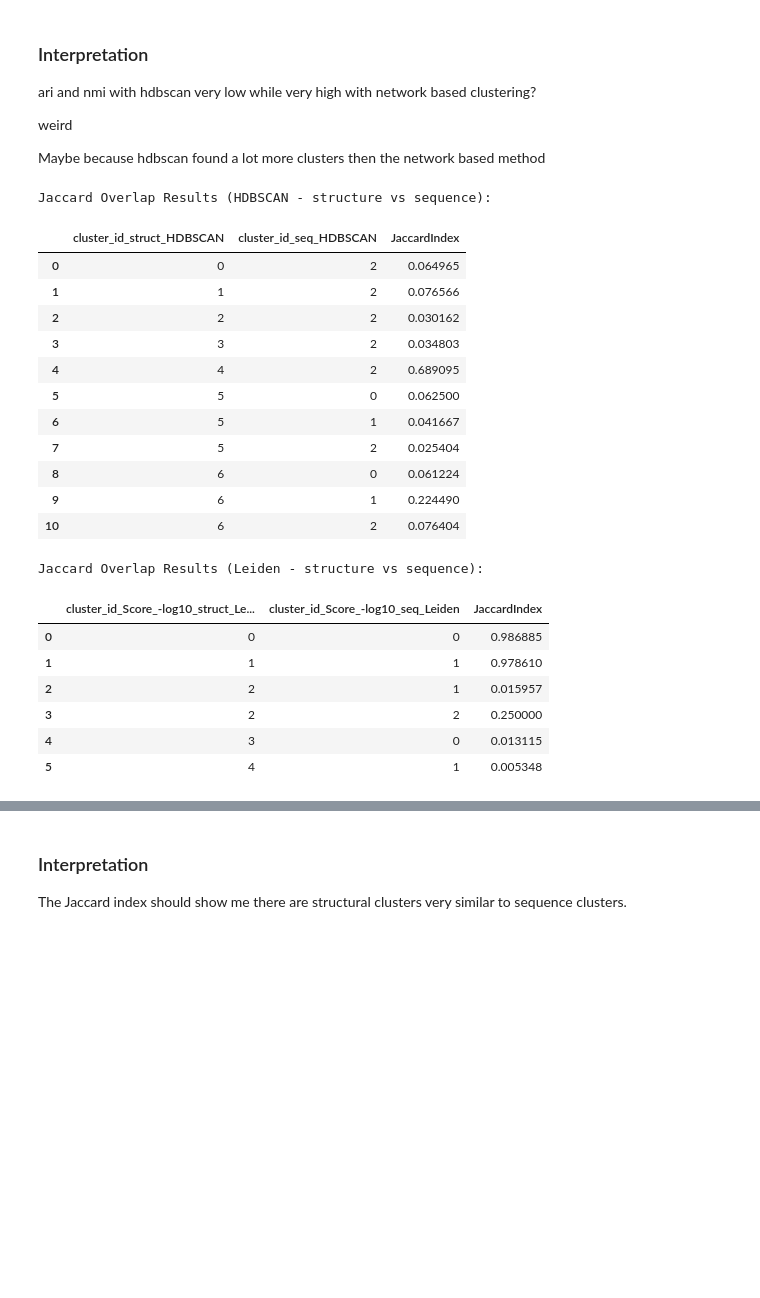
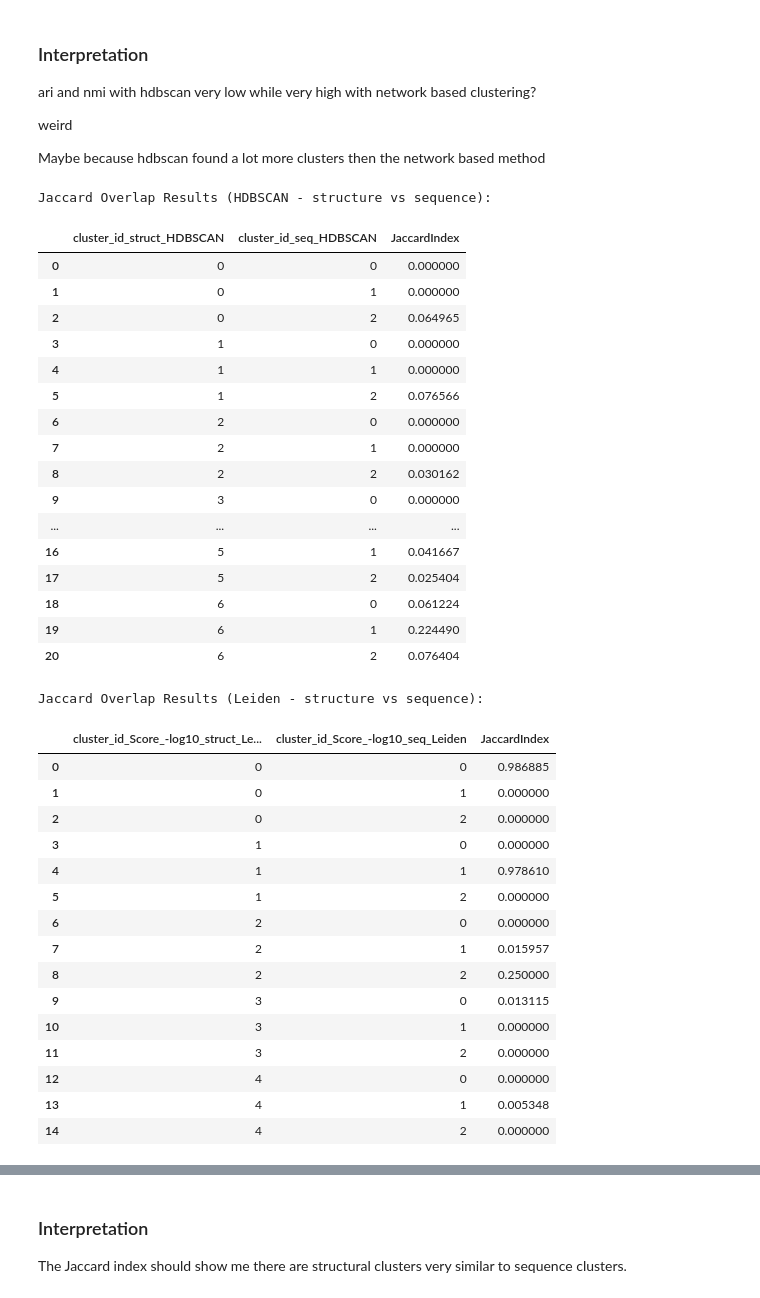
Before and after one commit to ElhabashyLab/3DClans, a Jupyter notebook: Scores_Evaluation/evaluation.ipynb, the cells around one changed output, grey strips where cells are left out. Drawn from its saved outputs; the diff is of its cells as text; code cells hidden in the pictures; blank space fills up the shorter version.

```diff
--- a/Scores_Evaluation/evaluation.ipynb
+++ b/Scores_Evaluation/evaluation.ipynb
@@ -176,31 +177,45 @@ weird
 Maybe because hdbscan found a lot more clusters then the network based method
 # %%
 # Compute Jaccard overlap between structure-based and sequence-based clusterings
-jaccard_results_HDBSCAN = evaluator.clustering.compute_Jaccard_overlap(df_cluster_labels, "cluster_id_struct_HDBSCAN", "cluster_id_seq_HDBSCAN", remove_zero_jaccard=True)
-jaccard_results_Leiden = evaluator.clustering.compute_Jaccard_overlap(df_cluster_labels, "cluster_id_Score_-log10_struct_Leiden", "cluster_id_Score_-log10_seq_Leiden", remove_zero_jaccard=True)
+jaccard_results_HDBSCAN = evaluator.clustering.compute_Jaccard_overlap(df_cluster_labels, "cluster_id_struct_HDBSCAN", "cluster_id_seq_HDBSCAN", remove_zero_jaccard=False)
+jaccard_results_Leiden = evaluator.clustering.compute_Jaccard_overlap(df_cluster_labels, "cluster_id_Score_-log10_struct_Leiden", "cluster_id_Score_-log10_seq_Leiden", remove_zero_jaccard=False)
 print("Jaccard Overlap Results (HDBSCAN - structure vs sequence):")
 display(jaccard_results_HDBSCAN)
 print("Jaccard Overlap Results (Leiden - structure vs sequence):")
 display(jaccard_results_Leiden)
 # %% [output]
 Jaccard Overlap Results (HDBSCAN - structure vs sequence):
 |  | cluster_id_struct_HDBSCAN | cluster_id_seq_HDBSCAN | JaccardIndex |
-| 0 | 0 | 2 | 0.064965 |
-| 1 | 1 | 2 | 0.076566 |
-| 2 | 2 | 2 | 0.030162 |
-| 3 | 3 | 2 | 0.034803 |
-| 4 | 4 | 2 | 0.689095 |
-| 5 | 5 | 0 | 0.062500 |
-| 6 | 5 | 1 | 0.041667 |
-| 7 | 5 | 2 | 0.025404 |
-| 8 | 6 | 0 | 0.061224 |
-| 9 | 6 | 1 | 0.224490 |
-| 10 | 6 | 2 | 0.076404 |
+| 0 | 0 | 0 | 0.000000 |
+| 1 | 0 | 1 | 0.000000 |
+| 2 | 0 | 2 | 0.064965 |
+| 3 | 1 | 0 | 0.000000 |
+| 4 | 1 | 1 | 0.000000 |
+| 5 | 1 | 2 | 0.076566 |
+| 6 | 2 | 0 | 0.000000 |
+| 7 | 2 | 1 | 0.000000 |
+| 8 | 2 | 2 | 0.030162 |
+| 9 | 3 | 0 | 0.000000 |
+| ... | ... | ... | ... |
+| 16 | 5 | 1 | 0.041667 |
+| 17 | 5 | 2 | 0.025404 |
+| 18 | 6 | 0 | 0.061224 |
+| 19 | 6 | 1 | 0.224490 |
+| 20 | 6 | 2 | 0.076404 |
 Jaccard Overlap Results (Leiden - structure vs sequence):
 |  | cluster_id_Score_-log10_struct_Le... | cluster_id_Score_-log10_seq_Leiden | JaccardIndex |
 | 0 | 0 | 0 | 0.986885 |
-| 1 | 1 | 1 | 0.978610 |
-| 2 | 2 | 1 | 0.015957 |
-| 3 | 2 | 2 | 0.250000 |
-| 4 | 3 | 0 | 0.013115 |
-| 5 | 4 | 1 | 0.005348 |
+| 1 | 0 | 1 | 0.000000 |
+| 2 | 0 | 2 | 0.000000 |
+| 3 | 1 | 0 | 0.000000 |
+| 4 | 1 | 1 | 0.978610 |
+| 5 | 1 | 2 | 0.000000 |
+| 6 | 2 | 0 | 0.000000 |
+| 7 | 2 | 1 | 0.015957 |
+| 8 | 2 | 2 | 0.250000 |
+| 9 | 3 | 0 | 0.013115 |
+| 10 | 3 | 1 | 0.000000 |
+| 11 | 3 | 2 | 0.000000 |
+| 12 | 4 | 0 | 0.000000 |
+| 13 | 4 | 1 | 0.005348 |
+| 14 | 4 | 2 | 0.000000 |
```
Also changed, not shown: parts of 7 cells of this notebook, 2 other files.
